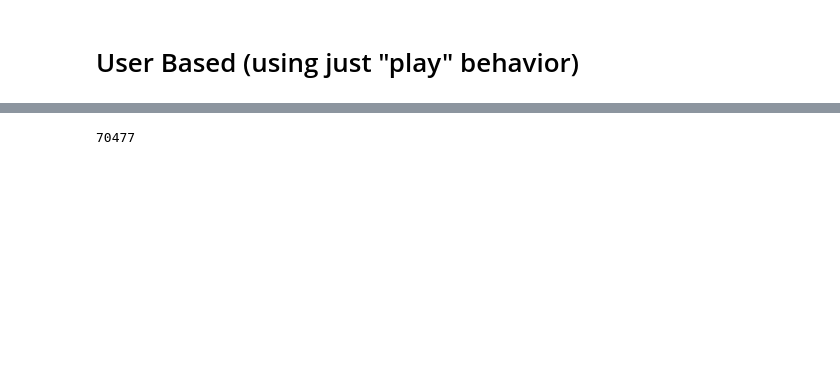
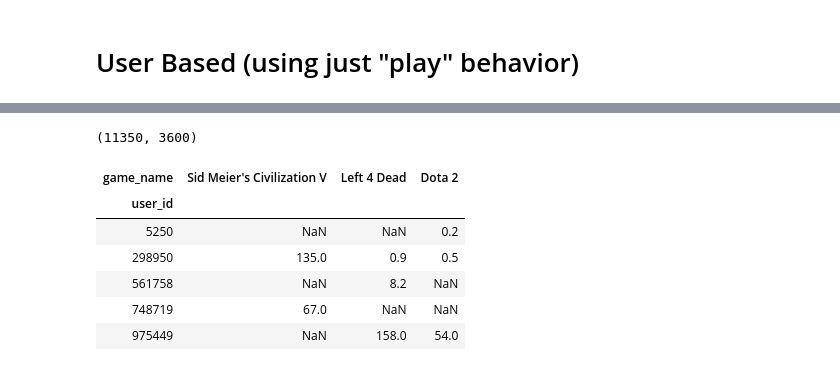
Before and after one commit to chris-gomes/steam-game-recommendations, a Jupyter notebook: Collaborative.ipynb, the cells around one changed output, grey strips where cells are left out. Saved outputs shown, nothing was run; the diff lists cells and outputs as text; code cells hidden in the pictures; blank space fills up the shorter version.

```diff
--- a/Collaborative.ipynb
+++ b/Collaborative.ipynb
@@ -34,4 +52,4 @@ user_plays.pivot(index="user_id", columns="game_name", values="amount")
-# %%
-for user in user_plays["user_id"]
-# %% [output]
-70477
+# %%
+user_games.shape
+# %% [output]
+(11350, 3600)
@@ -37,0 +60,10 @@ for user in user_plays["user_id"]
+# %%
+ug
+# %% [output]
+| game_name | Sid Meier's Civilization V | Left 4 Dead | Dota 2 |
+| user_id |  |  |  |
+| 5250 | NaN | NaN | 0.2 |
+| 298950 | 135.0 | 0.9 | 0.5 |
+| 561758 | NaN | 8.2 | NaN |
+| 748719 | 67.0 | NaN | NaN |
+| 975449 | NaN | 158.0 | 54.0 |
```
Also changed, not shown: parts of 18 cells of this notebook.
